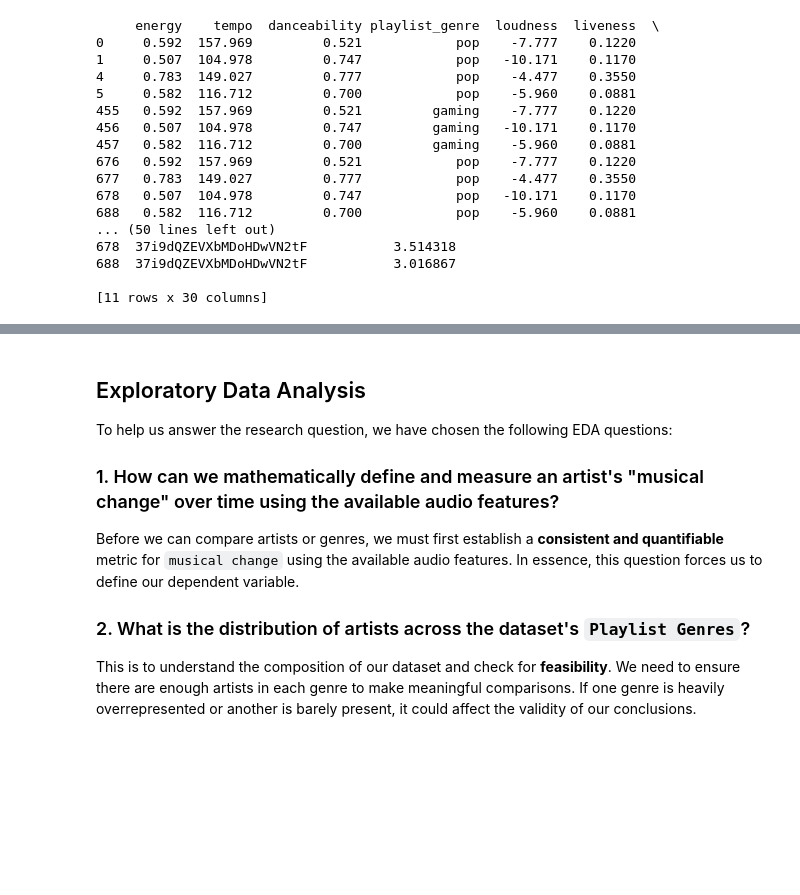
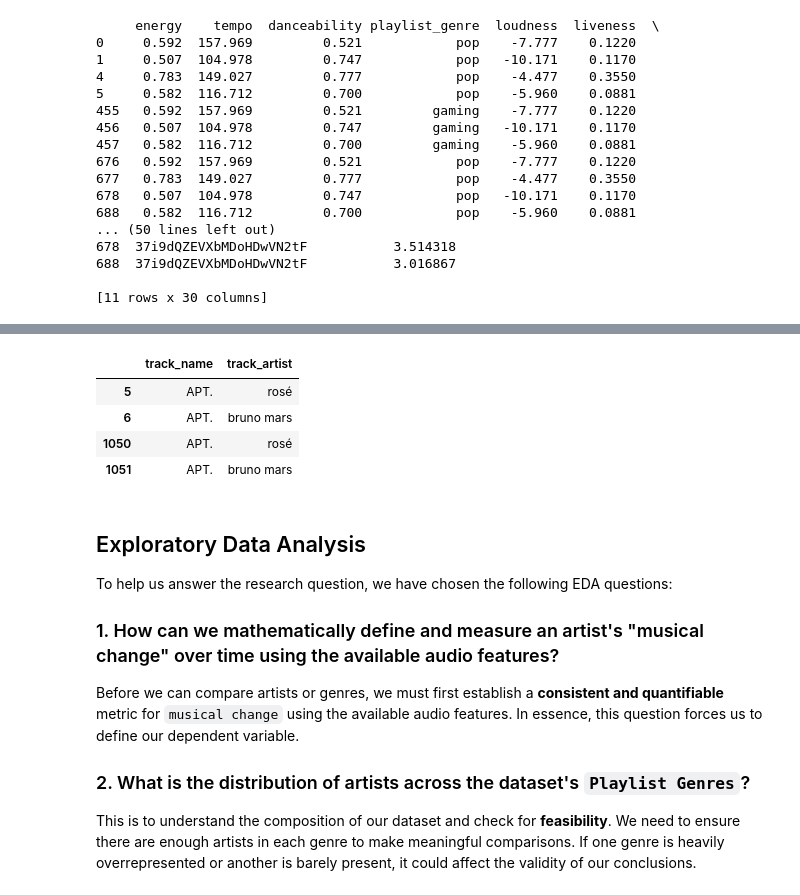
Before and after one commit to adg30/The-Sound-of-Change, a Jupyter notebook: main.ipynb, the cells around one changed output, grey strips where cells are left out. Cells and saved outputs as stored; diff of their text form; code cells hidden in the pictures; blank space fills up the shorter version.

```diff
--- a/main.ipynb
+++ b/main.ipynb
@@ -200,3 +220,11 @@ print(outliers)
+# %%
+high_df_cleaned[high_df_cleaned['track_name'] == 'APT.'][['track_name', 'track_artist']]
+# %% [output]
+|  | track_name | track_artist |
+| 5 | APT. | rosé |
+| 6 | APT. | bruno mars |
+| 1050 | APT. | rosé |
+| 1051 | APT. | bruno mars |
 # %% [markdown]
 ## Exploratory Data Analysis
 
```
Also changed, not shown: parts of 5 cells of this notebook.
